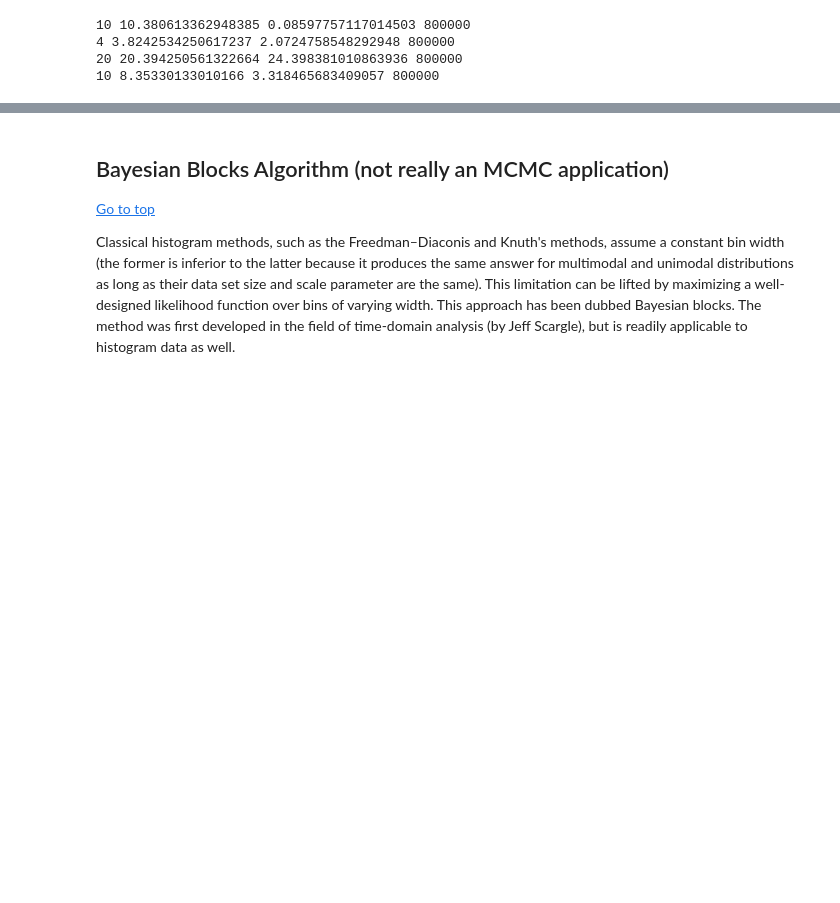
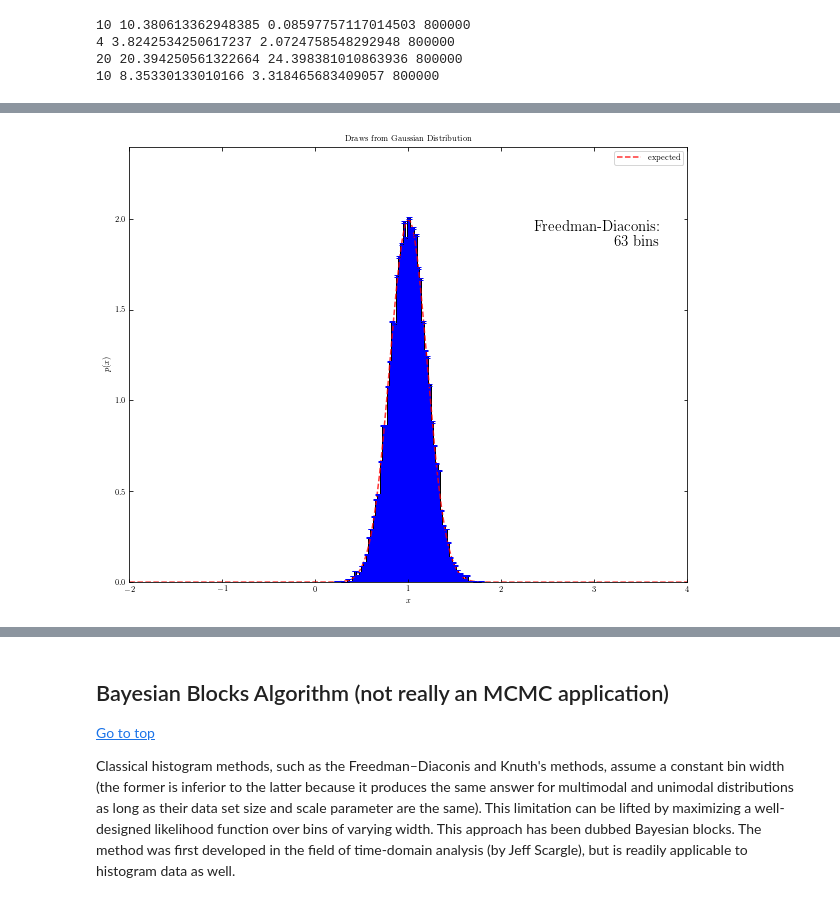
Before and after one commit to ivezic/RBI2023, a Jupyter notebook: notebooks/Lecture6.ipynb, the cells around one changed output, grey strips where cells are left out. Drawn from its saved outputs; the diff is of its cells as text; code cells hidden in the pictures; blank space fills up the shorter version.

```diff
--- a/notebooks/Lecture6.ipynb
+++ b/notebooks/Lecture6.ipynb
@@ -399,0 +432,32 @@ and when the model is too complex, the variance will be high (over-fitting).
+# %%
+### this code taken from the lecture (and modified)
+### https://github.com/uw-astr-324-s17/astr-324-s17/blob/master/notebooks/Week-2-Thu.ipynb
+
+# 1) draw k=10,000 numbers from N(mu=1.0, sigma=0.2)
+np.random.seed(42)
+k = 10000
+mu = 1.0
+sigma = 0.2
+xData = norm(mu, sigma).rvs(k) # here we draw k numbers from N(mu, sigma)
+
+## now plot the histogram of values
+fig, ax = plt.subplots(figsize=(10, 8))
+
+# expected gaussian distribution
+xGrid = np.linspace(-2, 4, 1000)
+gaussL = norm(mu, sigma).pdf(xGrid)  # this is a function of x: gauss(x)
+plt.plot(xGrid, gaussL, ls='--', c='red', label='expected', alpha = 0.8)
+
+# histogram the data
+plot_fancy_histogram('freedman', xData, 'Freedman-Diaconis', ax=ax)
+
+plt.xlim(-2.0, 4.0)
+yMax = 1.2/ np.sqrt(2*3.14) / sigma
+plt.ylim(0, yMax)
+plt.xlabel('$x$')
+plt.ylabel(r'$p(x)$')
+plt.title('Draws from Gaussian Distribution')
+plt.legend()
+plt.show()
+# %% [output]
+[figure, added]
```
Also changed, not shown: parts of 24 cells of this notebook.
